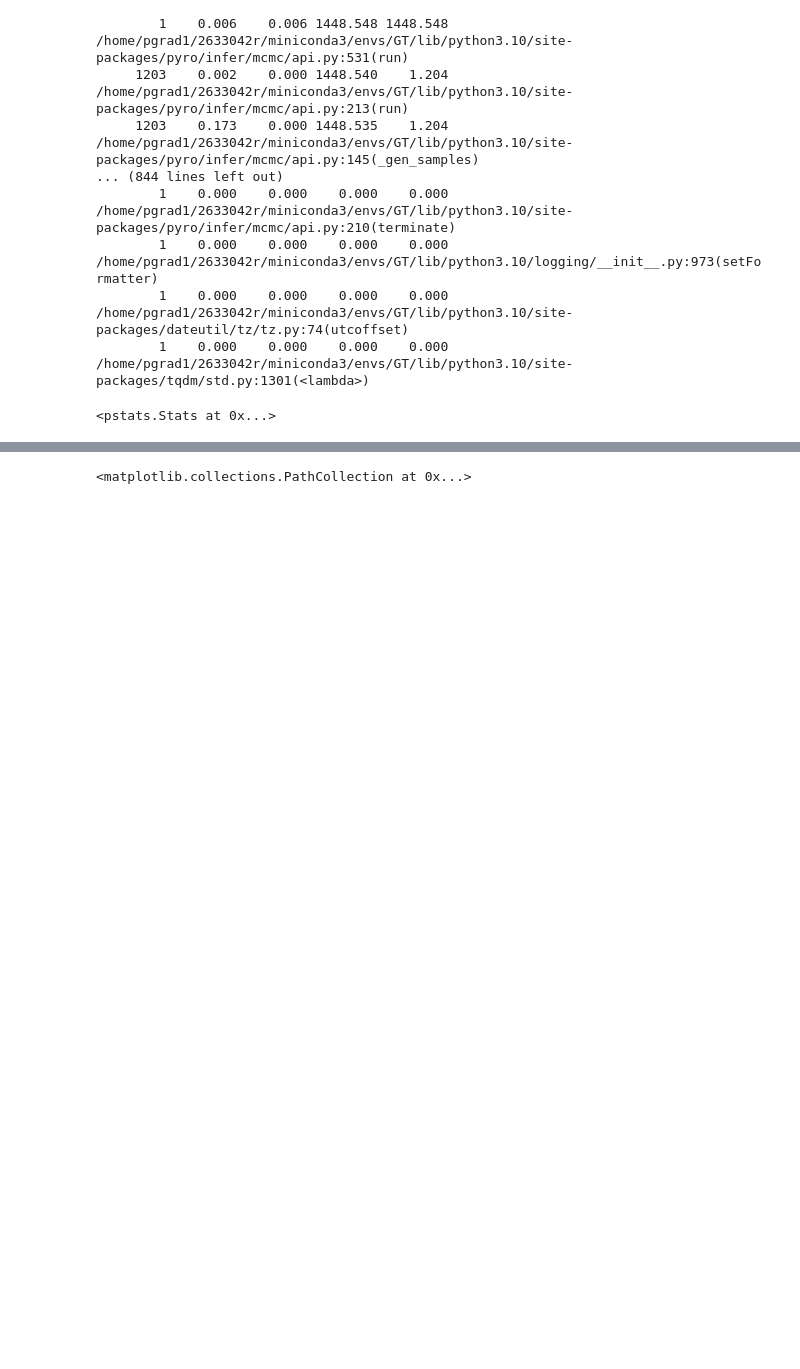
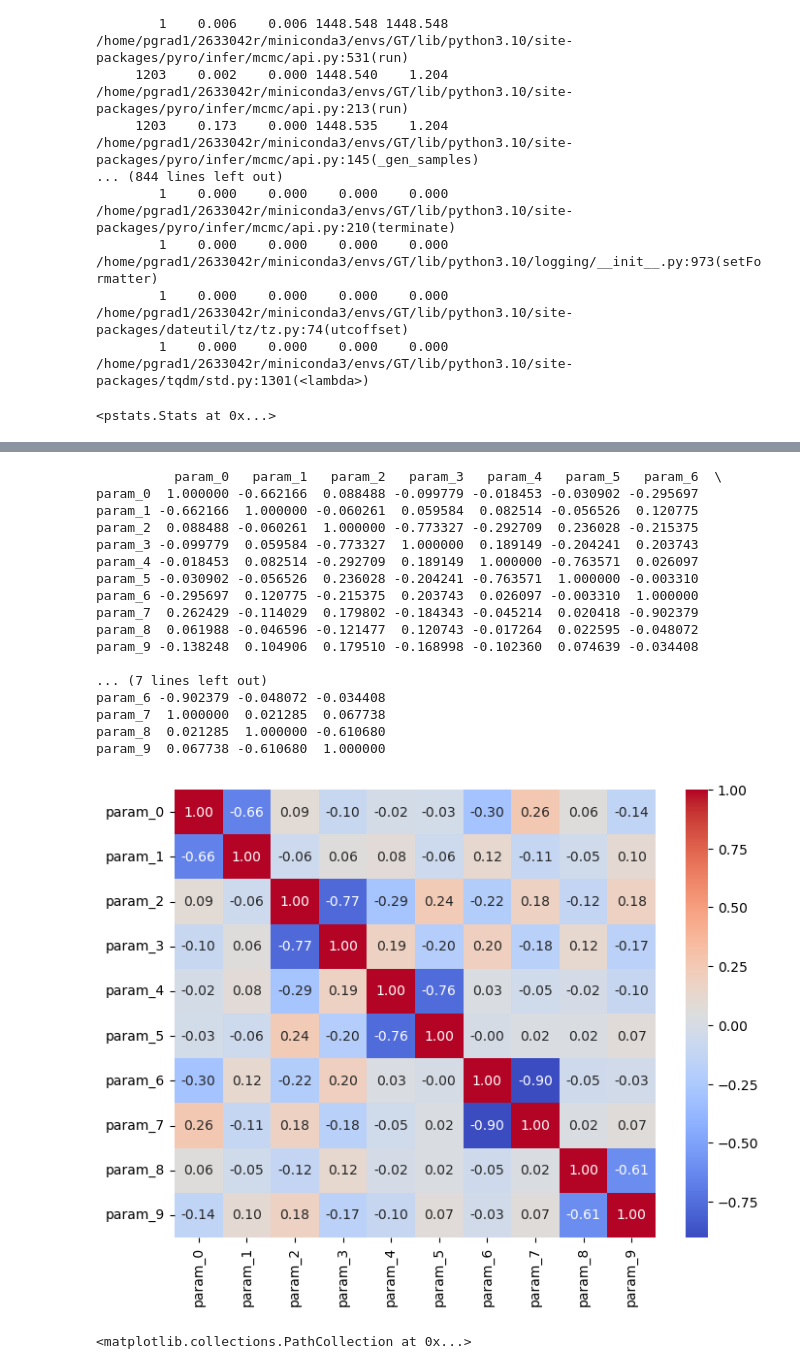
Before and after one commit to Aether-Ren/Multioutput_FixedG_GP, a Jupyter notebook: mcmcprior.ipynb, the cells around one changed output, grey strips where cells are left out. Drawn from its saved outputs; the diff is of its cells as text; code cells hidden in the pictures; blank space fills up the shorter version.

```diff
--- a/mcmcprior.ipynb
+++ b/mcmcprior.ipynb
@@ -211,3 +265,37 @@ torch.save(samples_2, "mcmc_samples_2.pt")
+# %%
+import seaborn as sns
+
+df = pd.DataFrame(data, columns=params)
+
+# 3. 计算皮尔逊相关系数矩阵
+corr_matrix = df.corr()
+# print("相关系数矩阵：")
+print(corr_matrix)
+
+# 4. 使用热图可视化相关系数矩阵
+plt.figure(figsize=(8, 6))
+sns.heatmap(corr_matrix, annot=True, cmap='coolwarm', fmt=".2f")
+# plt.title("各参数之间的相关性")
+plt.show()
+# %% [output]
+          param_0   param_1   param_2   param_3   param_4   param_5   param_6  \
+param_0  1.000000 -0.662166  0.088488 -0.099779 -0.018453 -0.030902 -0.295697
+param_1 -0.662166  1.000000 -0.060261  0.059584  0.082514 -0.056526  0.120775
+param_2  0.088488 -0.060261  1.000000 -0.773327 -0.292709  0.236028 -0.215375
+param_3 -0.099779  0.059584 -0.773327  1.000000  0.189149 -0.204241  0.203743
+param_4 -0.018453  0.082514 -0.292709  0.189149  1.000000 -0.763571  0.026097
+param_5 -0.030902 -0.056526  0.236028 -0.204241 -0.763571  1.000000 -0.003310
+param_6 -0.295697  0.120775 -0.215375  0.203743  0.026097 -0.003310  1.000000
+param_7  0.262429 -0.114029  0.179802 -0.184343 -0.045214  0.020418 -0.902379
+param_8  0.061988 -0.046596 -0.121477  0.120743 -0.017264  0.022595 -0.048072
+param_9 -0.138248  0.104906  0.179510 -0.168998 -0.102360  0.074639 -0.034408
+
+... (7 lines left out)
+param_6 -0.902379 -0.048072 -0.034408
+param_7  1.000000  0.021285  0.067738
+param_8  0.021285  1.000000 -0.610680
+param_9  0.067738 -0.610680  1.000000
+[figure, added]
 # %%
 plt.scatter(samples_2['param_4'],samples_2['param_1'])
 # %% [output]
```
Also changed, not shown: parts of 5 cells of this notebook, 7 other files.
